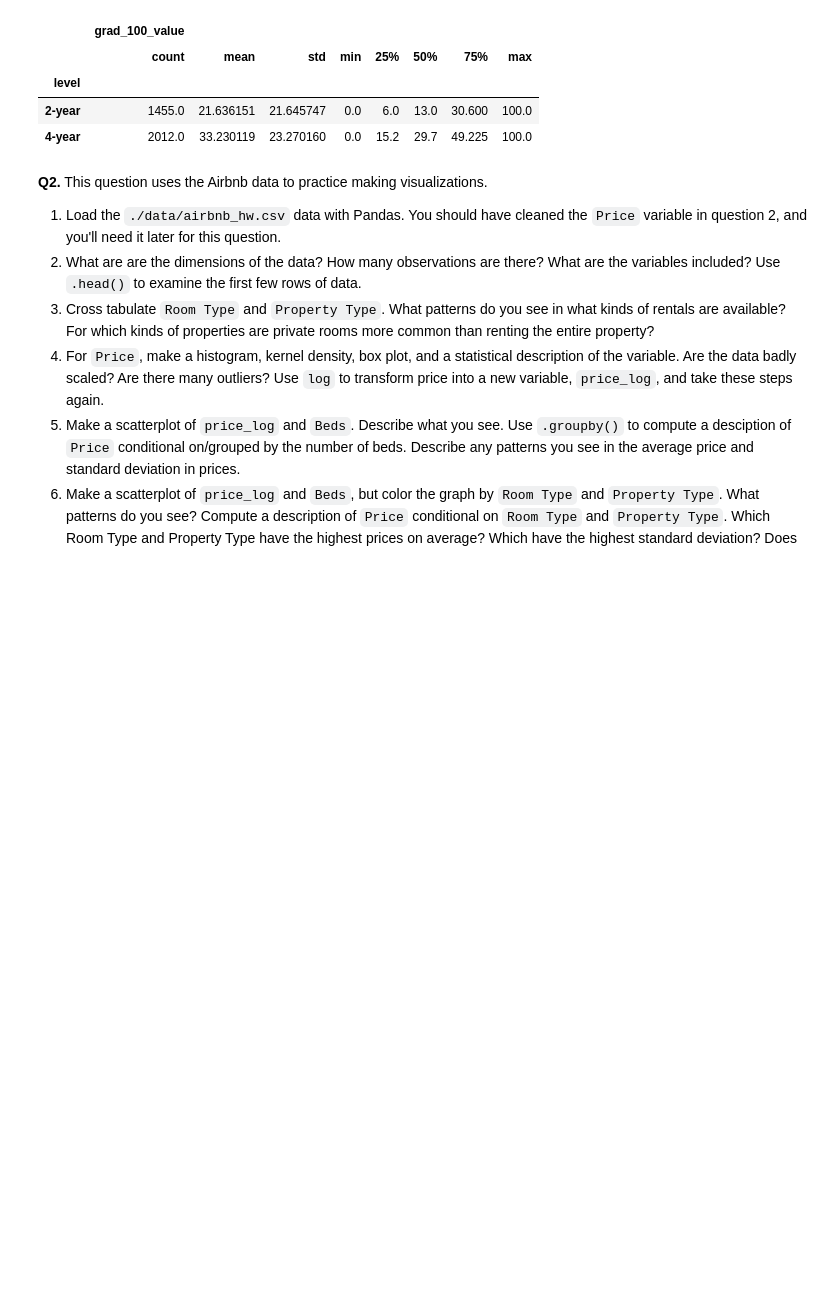
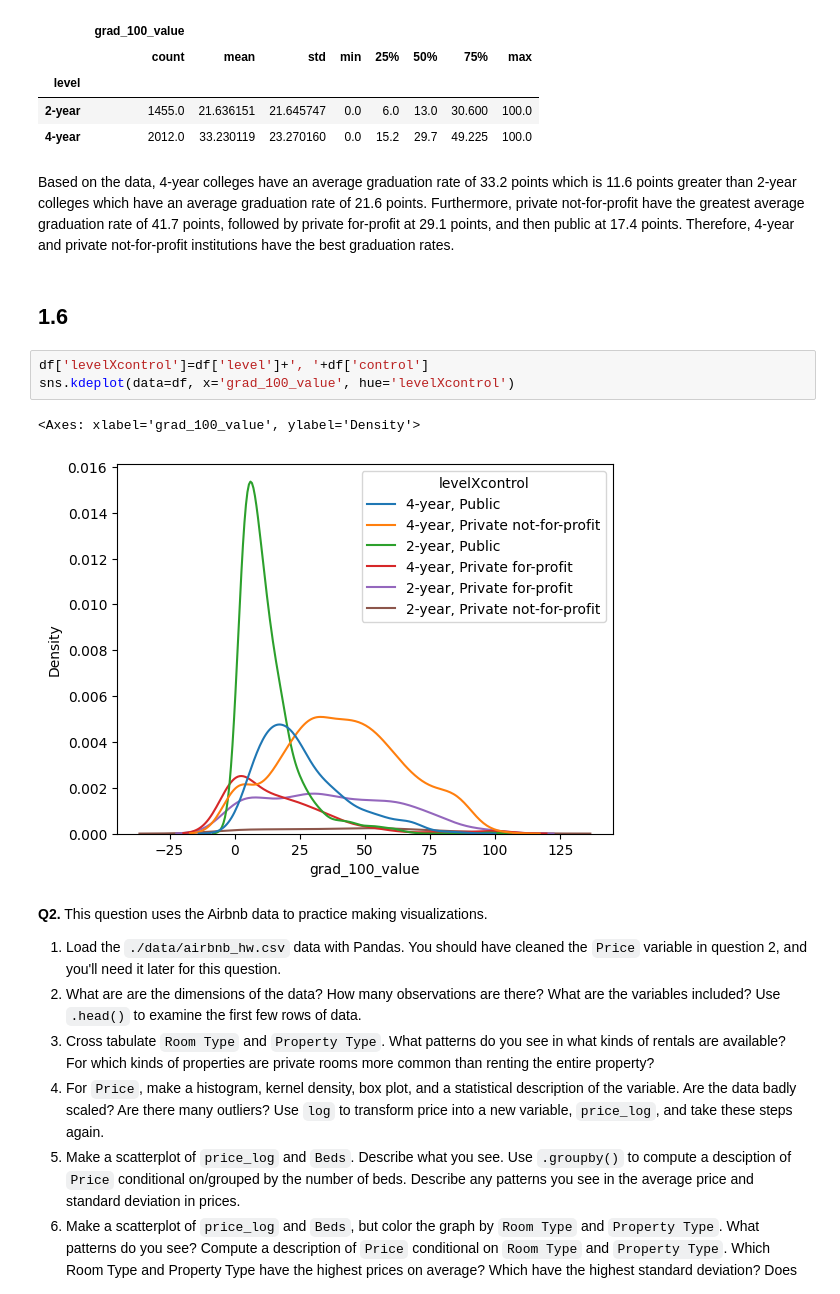
Before and after one commit to alyshaakhtar/DS3001-visualization, a Jupyter notebook: assignment/assignment.ipynb, the cells around one changed output. Drawn from its saved outputs; the diff is of its cells as text; blank space fills up the shorter version.

```diff
--- a/assignment/assignment.ipynb
+++ b/assignment/assignment.ipynb
@@ -171,6 +175,16 @@ df.loc[:,['level','grad_100_value']].groupby('level').describe()
 | level |  |  |  |  |  |  |  |  |
 | 2-year | 1455.0 | 21.636151 | 21.645747 | 0.0 | 6.0 | 13.0 | 30.600 | 100.0 |
 | 4-year | 2012.0 | 33.230119 | 23.270160 | 0.0 | 15.2 | 29.7 | 49.225 | 100.0 |
+# %% [markdown]
+Based on the data, 4-year colleges have an average graduation rate of 33.2 points which is 11.6 points greater than 2-year colleges which have an average graduation rate of 21.6 points. Furthermore, private not-for-profit have the greatest average graduation rate of 41.7 points, followed by private for-profit at 29.1 points, and then public at 17.4 points. Therefore, 4-year and private not-for-profit institutions have the best graduation rates.
+# %% [markdown]
+## 1.6
+# %%
+df['levelXcontrol']=df['level']+', '+df['control']
+sns.kdeplot(data=df, x='grad_100_value', hue='levelXcontrol')
+# %% [output]
+<Axes: xlabel='grad_100_value', ylabel='Density'>
+[figure, added]
 # %% [markdown]
 **Q2.** This question uses the Airbnb data to practice making visualizations.
 
```
Also changed, not shown: parts of 2 cells of this notebook.
